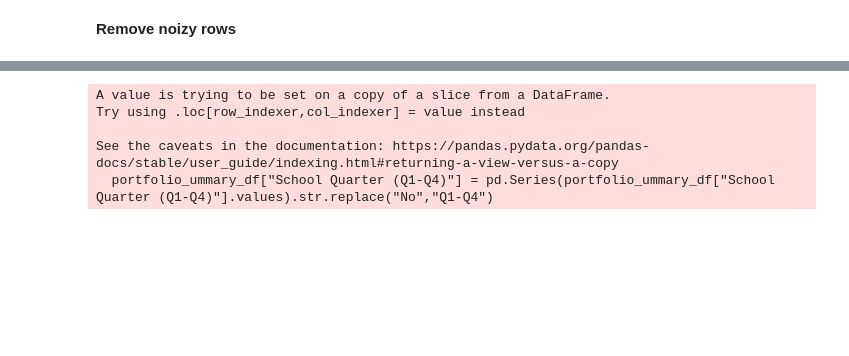
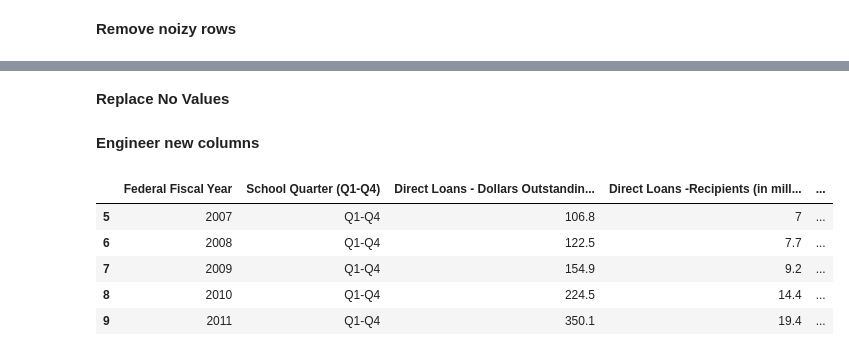
Before and after one commit to MigashaneVictoire/Federal-Student-Loan-Analysis, a Jupyter notebook: wrangle_portfolio_summary.ipynb, the cells around one changed output, grey strips where cells are left out. Drawn from its saved outputs; the diff is of its cells as text; code cells hidden in the pictures; blank space fills up the shorter version.

```diff
--- a/wrangle_portfolio_summary.ipynb
+++ b/wrangle_portfolio_summary.ipynb
@@ -82,8 +64,43 @@ portfolio_ummary_df
+# %% [markdown]
+**Replace No Values**
 # %%
-pd.Series(portfolio_ummary_df["School Quarter (Q1-Q4)"].values).str.replace("No","Q1-Q4")
+portfolio_ummary_df["School Quarter (Q1-Q4)"] = pd.Series(portfolio_ummary_df["School Quarter (Q1-Q4)"].values).str.replace("No","Q1-Q4").values
-# %% [output]
-A value is trying to be set on a copy of a slice from a DataFrame.
-Try using .loc[row_indexer,col_indexer] = value instead
-
-See the caveats in the documentation: https://pandas.pydata.org/pandas-docs/stable/user_guide/indexing.html#returning-a-view-versus-a-copy
-  portfolio_ummary_df["School Quarter (Q1-Q4)"] = pd.Series(portfolio_ummary_df["School Quarter (Q1-Q4)"].values).str.replace("No","Q1-Q4")
+# %%
+# replace No values with apropriate year
+school_year = list(portfolio_ummary_df["Federal Fiscal Year2"])
+running_year = 0
+new_year = []
+
+for i in school_year:
+    if type(i) != str:
+        running_year = i
+
+    if i == "No":
+        new_year.append(running_year)
+    else:
+        new_year.append(i)
+
+portfolio_ummary_df["Federal Fiscal Year2"] = new_year
+# %% [markdown]
+**Engineer new columns**
+# %%
+engineered_cols = ['Federal Fiscal Year', 'School Quarter (Q1-Q4)',
+       'Direct Loans - Dollars Outstanding (in billions)',
+       'Direct Loans -Recipients (in millions)',
+       'Federal Family Education Loans - Dollars Outstanding (in billions)',
+       'Federal Family Education Loans - Recipients (in millions)',
+       'Parkins Loans - Dollars Outstanding (in billions)',
+       'Parkins Loans Recipients (in millions)',
+       'Total - Dollars Outstanding (in billions)',
+       'Total Unduplicated Recipients (in millions)']
+
+portfolio_ummary_df.columns = engineered_cols
+# %%
+portfolio_ummary_df.head()
+# %% [output]
+|  | Federal Fiscal Year | School Quarter (Q1-Q4) | Direct Loans - Dollars Outstandin... | Direct Loans -Recipients (in mill... | ... |
+| 5 | 2007 | Q1-Q4 | 106.8 | 7 | ... |
+| 6 | 2008 | Q1-Q4 | 122.5 | 7.7 | ... |
+| 7 | 2009 | Q1-Q4 | 154.9 | 9.2 | ... |
+| 8 | 2010 | Q1-Q4 | 224.5 | 14.4 | ... |
+| 9 | 2011 | Q1-Q4 | 350.1 | 19.4 | ... |
```
Also changed, not shown: parts of 3 cells of this notebook, 1 other file.
